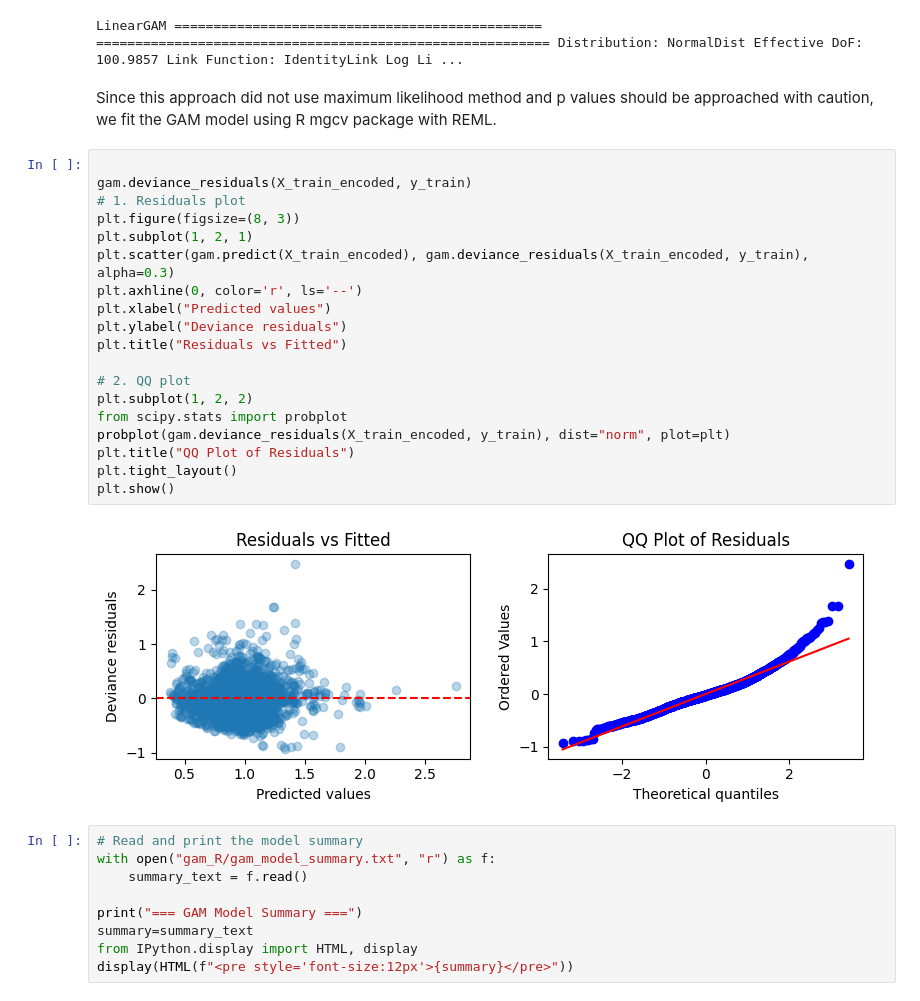
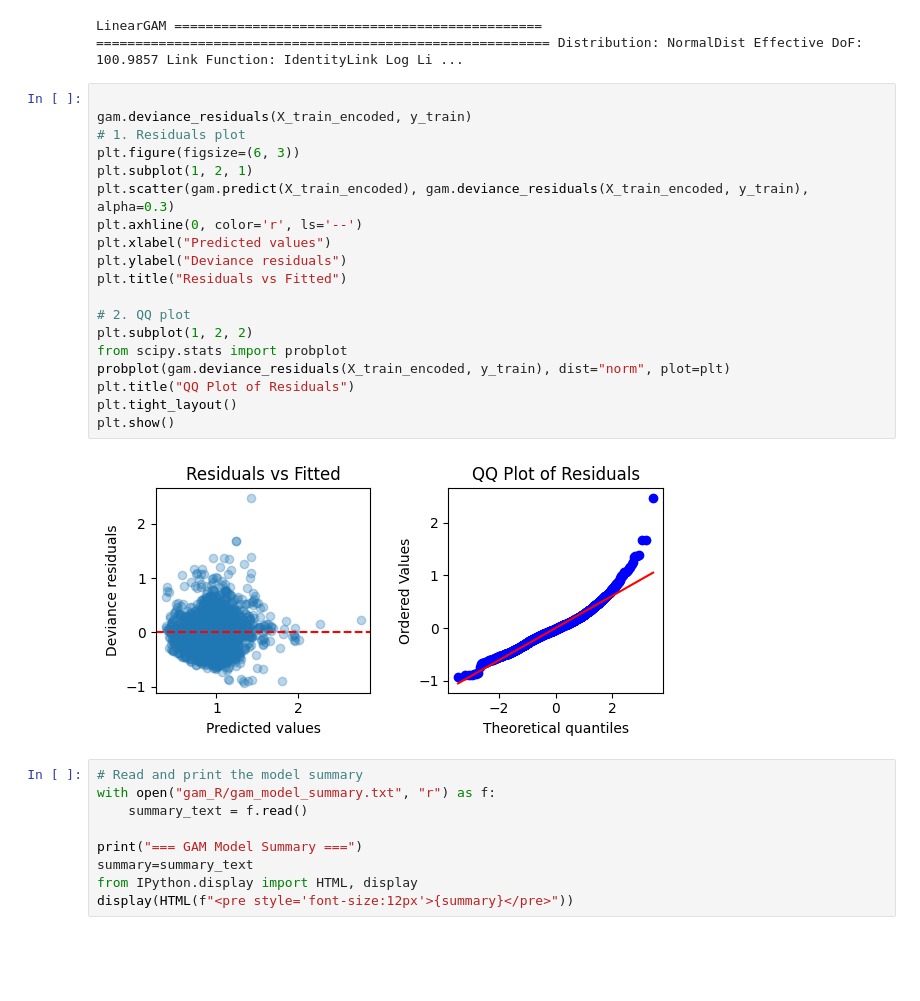
Before and after one commit to irmakoz1/ML1-HSLU, a Jupyter notebook: ML1-Project_TeamDraft_v2.ipynb, the cells around one changed output. Saved outputs shown, nothing was run; the diff lists cells and outputs as text; blank space fills up the shorter version.

```diff
--- a/ML1-Project_TeamDraft_v2.ipynb
+++ b/ML1-Project_TeamDraft_v2.ipynb
@@ -1504,29 +1503,27 @@ summary_text = buf.getvalue()
 display(HTML(f"<pre style='font-size:12px'>{summary_text}</pre>"))
 # %% [output]
 LinearGAM =============================================== ========================================================== Distribution: NormalDist Effective DoF: 100.9857 Link Function: IdentityLink Log Li ...
-# %% [markdown]
-Since this approach did not use maximum likelihood method and p values should be approached with caution, we fit the GAM model using R mgcv package with REML.
 # %%
 
 gam.deviance_residuals(X_train_encoded, y_train)
 # 1. Residuals plot
-plt.figure(figsize=(8, 3))
+plt.figure(figsize=(6, 3))
 plt.subplot(1, 2, 1)
 plt.scatter(gam.predict(X_train_encoded), gam.deviance_residuals(X_train_encoded, y_train), alpha=0.3)
 plt.axhline(0, color='r', ls='--')
 plt.xlabel("Predicted values")
 plt.ylabel("Deviance residuals")
 plt.title("Residuals vs Fitted")
 
 # 2. QQ plot
 plt.subplot(1, 2, 2)
 from scipy.stats import probplot
 probplot(gam.deviance_residuals(X_train_encoded, y_train), dist="norm", plot=plt)
 plt.title("QQ Plot of Residuals")
 plt.tight_layout()
 plt.show()
 # %% [output]
-[figure, old version]
+[figure, new version]
 # %%
 # Read and print the model summary
 with open("gam_R/gam_model_summary.txt", "r") as f:
```
Also changed, not shown: parts of 20 cells of this notebook.
